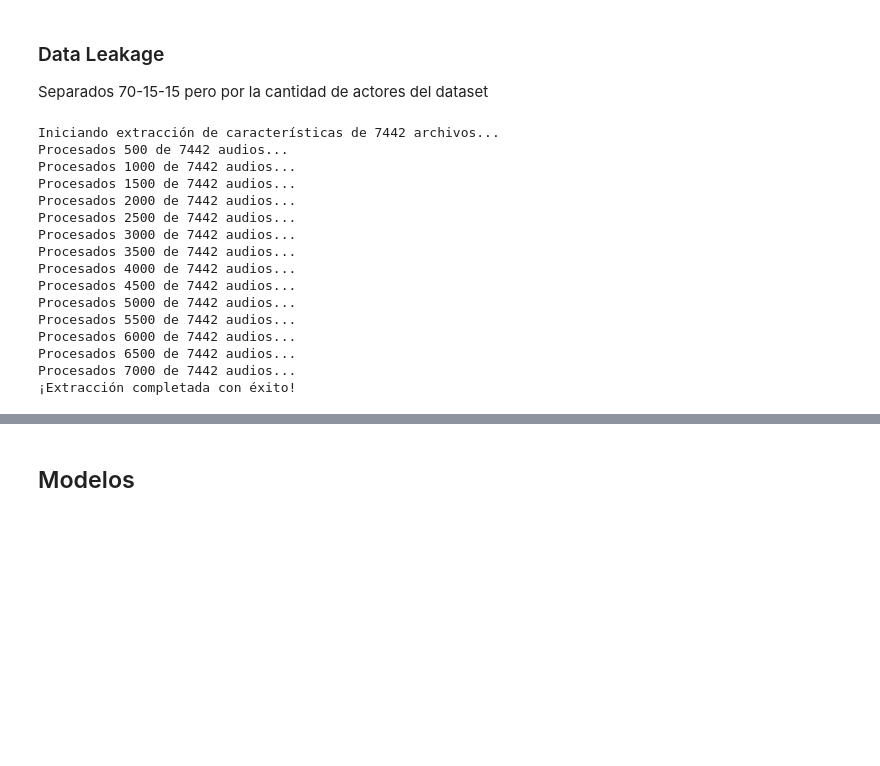
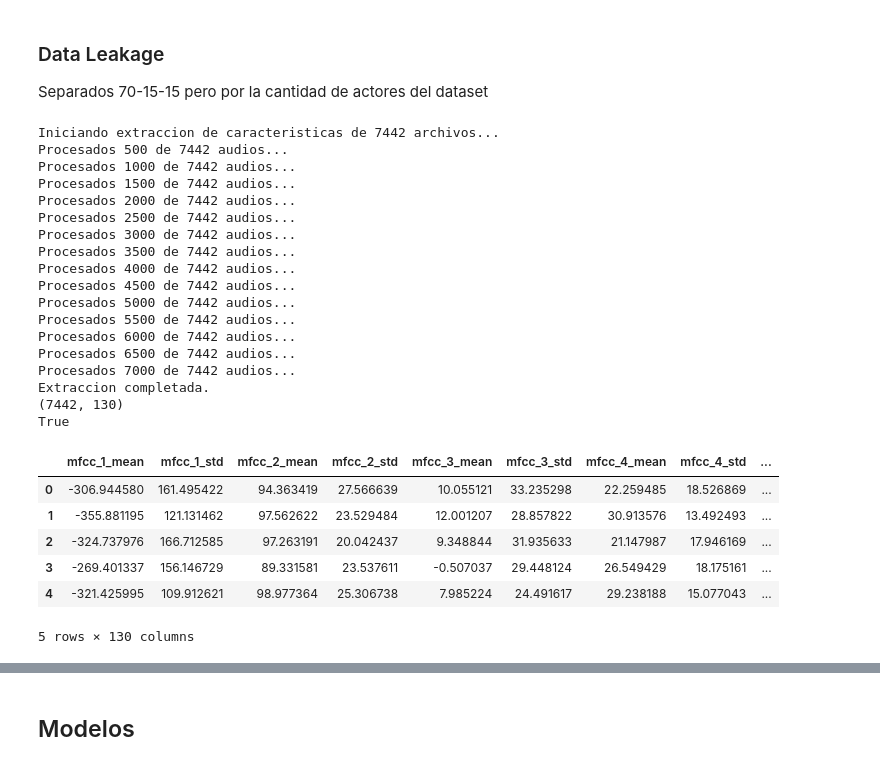
Before and after one commit to Aleortz/CREMA--D-Assembly-, a Jupyter notebook: Notebook/clasification-of-emotions.ipynb, the cells around one changed output, grey strips where cells are left out. Saved outputs shown, nothing was run; the diff lists cells and outputs as text; code cells hidden in the pictures; blank space fills up the shorter version.

```diff
--- a/Notebook/clasification-of-emotions.ipynb
+++ b/Notebook/clasification-of-emotions.ipynb
@@ -266,13 +310,15 @@ def extraer_caracteristicas_acusticas(WAV_signal, tasa_muestreo=16000):
 # %%
-def procesar_dataset_y_crear_dataframe(ruta_dataset, duracion_objetivo=3.0):
+def procesar_dataset_y_crear_dataframe(ruta_dataset):
     """
-    Itera sobre los audios, ajusta su duración y extrae características.
+    Itera sobre los audios, ajusta su duracion y extrae caracteristicas.
+    Ordena por sample_id para que todos los integrantes obtengan
+    las filas en el mismo orden, sin depender de glob.
     """
     rutas_archivos_audio = glob.glob(os.path.join(ruta_dataset, "*.wav"))
     lista_datos_completos = []
     total_archivos = len(rutas_archivos_audio)
 
-    print(f"Iniciando extracción de características de {total_archivos} archivos...")
+    print(f"Iniciando extraccion de caracteristicas de {total_archivos} archivos...")
 
     for contador, ruta_archivo in enumerate(rutas_archivos_audio, start=1):
         nombre_archivo = os.path.basename(ruta_archivo)
@@ -282,41 +328,50 @@ def procesar_dataset_y_crear_dataframe(ruta_dataset, duracion_objetivo=3.0):
             id_actor = partes_nombre[0]
             etiqueta_emocion = partes_nombre[2]
 
-            # Llamada a la función de truncado
-            audio_ajustado, tasa_muestreo = pad_or_truncate_audio(ruta_archivo, duracion_objetivo)
+            audio_ajustado, tasa_muestreo = pad_or_truncate_audio(ruta_archivo)
 
             if audio_ajustado is not None:
-                # Extraer características acústicas
                 datos_fila = extraer_caracteristicas_acusticas(audio_ajustado, tasa_muestreo)
-
-                # Agregar identificacion
-                datos_fila['id_actor'] = id_actor
-                datos_fila['emocion'] = etiqueta_emocion
-
+                datos_fila['sample_id'] = nombre_archivo
+                datos_fila['id_actor']  = id_actor
+                datos_fila['emocion']   = etiqueta_emocion
                 lista_datos_completos.append(datos_fila)
 
-        # Imprimir progreso cada 500 archivos para saber que el script sigue corriendo
         if contador % 500 == 0:
             print(f"Procesados {contador} de {total_archivos} audios...")
 
-    print("¡Extracción completada con éxito!")
-    return pd.DataFrame(lista_datos_completos)
+    print("Extraccion completada.")
+    return pd.DataFrame(lista_datos_completos).sort_values('sample_id').reset_index(drop=True)
 # %%
 df_caracteristicas = procesar_dataset_y_crear_dataframe(DATASET_ROOT)
+df_caracteristicas.to_csv("features_cremad.csv", index=False)
+
+print(df_caracteristicas.shape)          # esperado: (7442, 130)
+print(df_caracteristicas['sample_id'].is_unique)
+df_caracteristicas.head()
 # %% [output]
-Iniciando extracción de características de 7442 archivos...
+Iniciando extraccion de caracteristicas de 7442 archivos...
 Procesados 500 de 7442 audios...
 Procesados 1000 de 7442 audios...
 Procesados 1500 de 7442 audios...
 Procesados 2000 de 7442 audios...
 Procesados 2500 de 7442 audios...
 Procesados 3000 de 7442 audios...
 Procesados 3500 de 7442 audios...
 Procesados 4000 de 7442 audios...
 Procesados 4500 de 7442 audios...
 Procesados 5000 de 7442 audios...
 Procesados 5500 de 7442 audios...
 Procesados 6000 de 7442 audios...
 Procesados 6500 de 7442 audios...
 Procesados 7000 de 7442 audios...
-¡Extracción completada con éxito!
+Extraccion completada.
+(7442, 130)
+True
+|  | mfcc_1_mean | mfcc_1_std | mfcc_2_mean | mfcc_2_std | mfcc_3_mean | mfcc_3_std | mfcc_4_mean | mfcc_4_std | ... |
+| 0 | -306.944580 | 161.495422 | 94.363419 | 27.566639 | 10.055121 | 33.235298 | 22.259485 | 18.526869 | ... |
+| 1 | -355.881195 | 121.131462 | 97.562622 | 23.529484 | 12.001207 | 28.857822 | 30.913576 | 13.492493 | ... |
+| 2 | -324.737976 | 166.712585 | 97.263191 | 20.042437 | 9.348844 | 31.935633 | 21.147987 | 17.946169 | ... |
+| 3 | -269.401337 | 156.146729 | 89.331581 | 23.537611 | -0.507037 | 29.448124 | 26.549429 | 18.175161 | ... |
+| 4 | -321.425995 | 109.912621 | 98.977364 | 25.306738 | 7.985224 | 24.491617 | 29.238188 | 15.077043 | ... |
+5 rows × 130 columns
```
Also changed, not shown: parts of 16 cells of this notebook, 1 other file.
